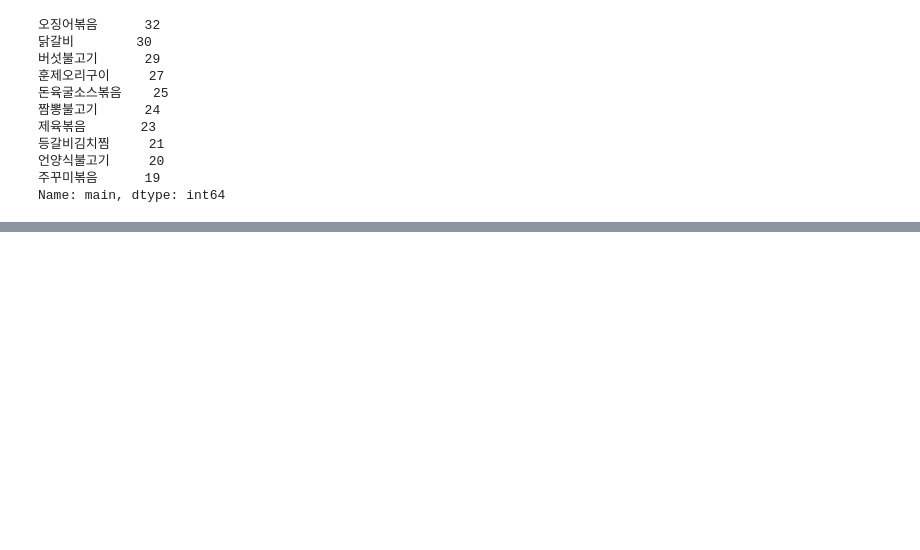
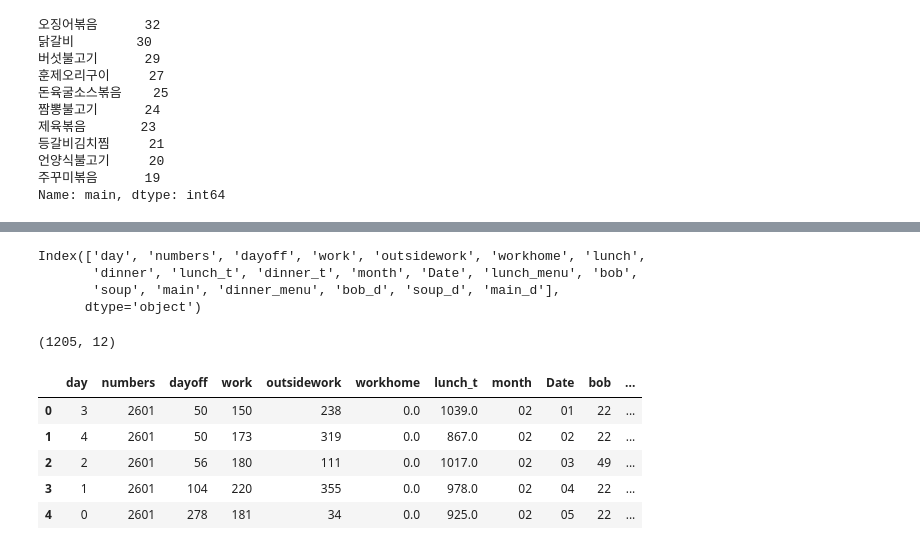
Before and after one commit to HwangHanJae/Dacon_competitions, a Jupyter notebook: Dacon_cafetreria_prediction_top3_code.ipynb, the cells around one changed output, grey strips where cells are left out. Saved outputs shown, nothing was run; the diff lists cells and outputs as text; code cells hidden in the pictures; blank space fills up the shorter version.

```diff
--- a/Dacon_cafetreria_prediction_top3_code.ipynb
+++ b/Dacon_cafetreria_prediction_top3_code.ipynb
@@ -419,0 +481,4 @@ Name: main, dtype: int64
+# %%
+df['bob_d'] = bob_d
+df['soup_d'] = soup_d
+df['main_d'] = main_d
@@ -419,0 +513,33 @@ Name: main, dtype: int64
+# %%
+df.columns
+# %% [output]
+Index(['day', 'numbers', 'dayoff', 'work', 'outsidework', 'workhome', 'lunch',
+       'dinner', 'lunch_t', 'dinner_t', 'month', 'Date', 'lunch_menu', 'bob',
+       'soup', 'main', 'dinner_menu', 'bob_d', 'soup_d', 'main_d'],
+      dtype='object')
+# %%
+#Lunch Train 완성
+columns = ['day', 'numbers','dayoff','work','outsidework','workhome','lunch_t','month','Date','bob','soup','main']
+train = df[columns]
+
+train.shape
+# %% [output]
+(1205, 12)
+# %%
+#encoding
+
+columns = ['day', 'bob','soup','main']
+for column in columns:
+  train[column] = train[column].astype("category")
+  train[column] = train[column].cat.codes
+# %%
+train['present'] = train['numbers'] -(train['dayoff'] + train['work'] + train['outsidework'])
+# %%
+train.head()
+# %% [output]
+|  | day | numbers | dayoff | work | outsidework | workhome | lunch_t | month | Date | bob | ... |
+| 0 | 3 | 2601 | 50 | 150 | 238 | 0.0 | 1039.0 | 02 | 01 | 22 | ... |
+| 1 | 4 | 2601 | 50 | 173 | 319 | 0.0 | 867.0 | 02 | 02 | 22 | ... |
+| 2 | 2 | 2601 | 56 | 180 | 111 | 0.0 | 1017.0 | 02 | 03 | 49 | ... |
+| 3 | 1 | 2601 | 104 | 220 | 355 | 0.0 | 978.0 | 02 | 04 | 22 | ... |
+| 4 | 0 | 2601 | 278 | 181 | 34 | 0.0 | 925.0 | 02 | 05 | 22 | ... |
```
Also changed, not shown: parts of 16 cells of this notebook.
